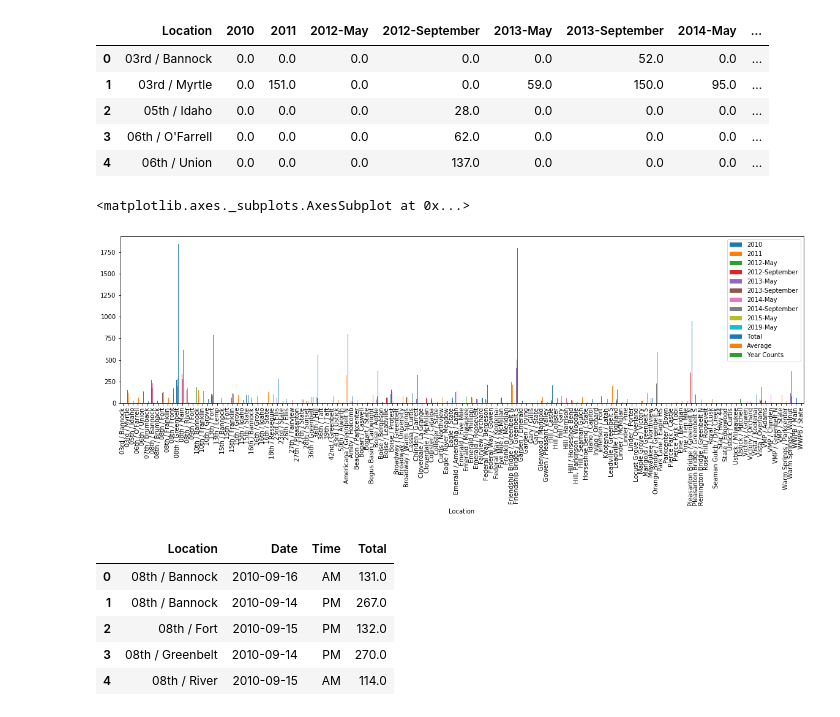
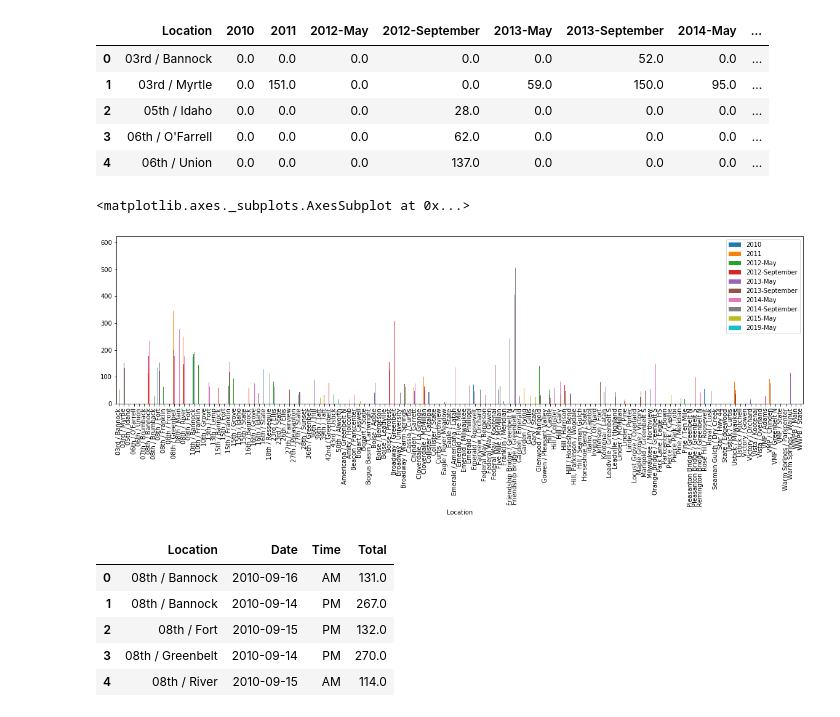
Before and after one commit to mikestefancic/TVCA, a Jupyter notebook: 02-tvca-explore.ipynb, the cells around one changed output. Drawn from its saved outputs; the diff is of its cells as text; code cells hidden in the pictures.

```diff
--- a/02-tvca-explore.ipynb
+++ b/02-tvca-explore.ipynb
@@ -54,10 +56,10 @@ bike_count_overall.head()
 | 3 | 06th / O'Farrell | 0.0 | 0.0 | 0.0 | 62.0 | 0.0 | 0.0 | 0.0 | ... |
 | 4 | 06th / Union | 0.0 | 0.0 | 0.0 | 137.0 | 0.0 | 0.0 | 0.0 | ... |
 # %%
-bike_count_overall.plot.bar(x='Location',figsize=(20,5))
+bike_count_overall.drop(columns=['Total','Average','Year Counts']).plot.bar(x='Location',figsize=(20,5))
 # %% [output]
 <matplotlib.axes._subplots.AxesSubplot at 0x...>
-[figure, old version]
+[figure, new version]
 # %%
 bike_count_2010 = pd.read_csv('clean-data/bike-count-2010.csv')
 bike_count_2010.head()
```
Also changed, not shown: parts of 6 cells of this notebook.
